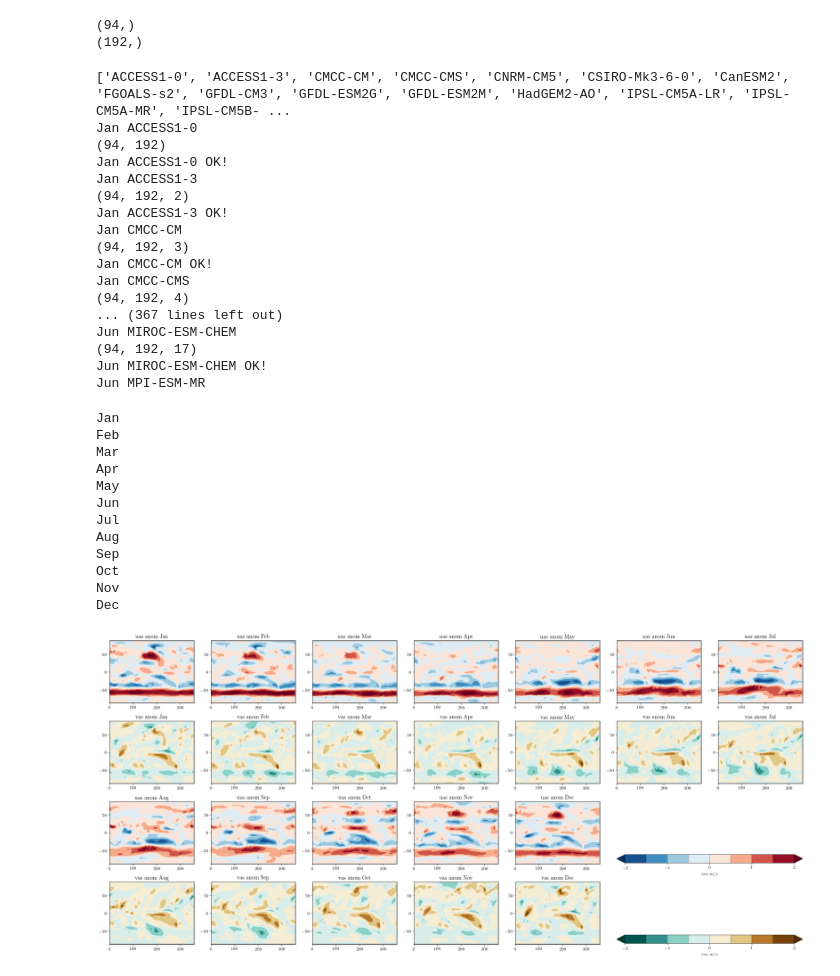
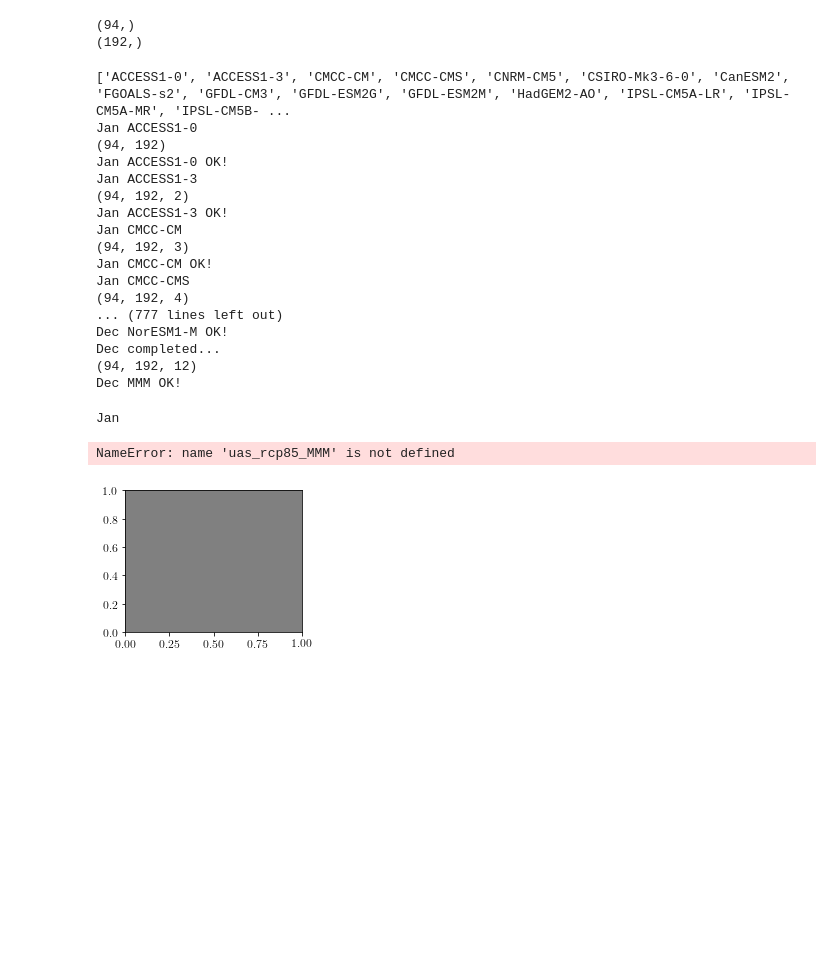
Before and after one commit to ERDuran/CMIP5, a Jupyter notebook: p13_make_MMM_monthly_CMIP5.ipynb, the cells around one changed output. Drawn from its saved outputs; the diff is of its cells as text; code cells hidden in the pictures; blank space fills up the shorter version.

```diff
--- a/p13_make_MMM_monthly_CMIP5.ipynb
+++ b/p13_make_MMM_monthly_CMIP5.ipynb
@@ -142,19 +142,19 @@ for m in range(12):
             r = '2'
         else:
             r = '1'
-        uas_rcp85_data = xr.open_dataset(
-            rcp85_uas_path + model + '_r' + r + 'i1p1_2080-2099monthlymean.nc', decode_times=False)
-        vas_rcp85_data = xr.open_dataset(
-            rcp85_vas_path + model + '_r' + r + 'i1p1_2080-2099monthlymean.nc', decode_times=False)
+#         uas_rcp85_data = xr.open_dataset(
+#             rcp85_uas_path + model + '_r' + r + 'i1p1_2080-2099monthlymean.nc', decode_times=False)
+#         vas_rcp85_data = xr.open_dataset(
+#             rcp85_vas_path + model + '_r' + r + 'i1p1_2080-2099monthlymean.nc', decode_times=False)
         uas_hist_data = xr.open_dataset(
-            hist_uas_path + model + '_r' + r + 'i1p1_1980-1999monthlymean.nc', decode_times=False)
+            hist_uas_path + model + '_r' + r + 'i1p1_1950-1969monthlymean.nc', decode_times=False)
         vas_hist_data = xr.open_dataset(
-            hist_vas_path + model + '_r' + r + 'i1p1_1980-1999monthlymean.nc', decode_times=False)
+            hist_vas_path + model + '_r' + r + 'i1p1_1950-1969monthlymean.nc', decode_times=False)
 
         uas_hist = uas_hist_data['uas'][m,:,:]
-        uas_rcp85 = uas_rcp85_data['uas'][m,:,:]
+#         uas_rcp85 = uas_rcp85_data['uas'][m,:,:]
         vas_hist = vas_hist_data['vas'][m,:,:]
-        vas_rcp85 = vas_rcp85_data['vas'][m,:,:]
+#         vas_rcp85 = vas_rcp85_data['vas'][m,:,:]
 
         if len(uas_hist_data['lat'].shape) is 2:
             if model in ['MPI-ESM-MR']:
@@ -183,19 +183,19 @@ for m in range(12):
         uas_flat_list = [uas_lon_flat, uas_lat_flat]
         uas_grid_points = np.transpose(uas_flat_list)
         uas_hist_now = uas_hist
-        uas_rcp85_now = uas_rcp85
+#         uas_rcp85_now = uas_rcp85
         vas_grid_lon_now, vas_grid_lat_now = np.meshgrid(vas_lon, vas_lat)
         vas_lon_flat = np.transpose(vas_grid_lon_now.flatten('F'))
         vas_lat_flat = vas_grid_lat_now.flatten('F')
         vas_flat_list = [vas_lon_flat, vas_lat_flat]
         vas_grid_points = np.transpose(vas_flat_list)
         vas_hist_now = vas_hist
-        vas_rcp85_now = vas_rcp85
+#         vas_rcp85_now = vas_rcp85
 
         uas_hist_now_flatten = uas_hist_now.stack(z=('lon', 'lat'))
         vas_hist_now_flatten = vas_hist_now.stack(z=('lon', 'lat'))
-        uas_rcp85_now_flatten = uas_rcp85_now.stack(z=('lon', 'lat'))
-        vas_rcp85_now_flatten = vas_rcp85_now.stack(z=('lon', 'lat'))
+#         uas_rcp85_now_flatten = uas_rcp85_now.stack(z=('lon', 'lat'))
+#         vas_rcp85_now_flatten = vas_rcp85_now.stack(z=('lon', 'lat'))
 
         uas_hist_interp = interpolate.griddata(uas_grid_points, uas_hist_now_flatten,
                                                (grid_lon_unique, grid_lat_unique),
@@ -203,22 +203,22 @@ for m in range(12):
         vas_hist_interp = interpolate.griddata(vas_grid_points, vas_hist_now_flatten,
                                                (grid_lon_unique, grid_lat_unique),
                                                method='linear')
-        uas_rcp85_interp = interpolate.griddata(uas_grid_points, uas_rcp85_now_flatten,
-                                               (grid_lon_unique, grid_lat_unique),
-                                               method='linear')
-        vas_rcp85_interp = interpolate.griddata(vas_grid_points, vas_rcp85_now_flatten,
-                                               (grid_lon_unique, grid_lat_unique),
-                                               method='linear')
+#         uas_rcp85_interp = interpolate.griddata(uas_grid_points, uas_rcp85_now_flatten,
+#                                                (grid_lon_unique, grid_lat_unique),
+#                                                method='linear')
+#         vas_rcp85_interp = interpolate.griddata(vas_grid_points, vas_rcp85_now_flatten,
+#                                                (grid_lon_unique, grid_lat_unique),
+#                                                method='linear')
         if idx == 0:
             uas_hist_unique = uas_hist_interp
             vas_hist_unique = vas_hist_interp
-            uas_rcp85_unique = uas_rcp85_interp
-            vas_rcp85_unique = vas_rcp85_interp
+#             uas_rcp85_unique = uas_rcp85_interp
+#             vas_rcp85_unique = vas_rcp85_interp
         else:
             uas_hist_unique = np.dstack((uas_hist_unique, uas_hist_interp))
             vas_hist_unique = np.dstack((vas_hist_unique, vas_hist_interp))
-            uas_rcp85_unique = np.dstack((uas_rcp85_unique, uas_rcp85_interp))
-            vas_rcp85_unique = np.dstack((vas_rcp85_unique, vas_rcp85_interp))
+#             uas_rcp85_unique = np.dstack((uas_rcp85_unique, uas_rcp85_interp))
+#             vas_rcp85_unique = np.dstack((vas_rcp85_unique, vas_rcp85_interp))
         print(uas_hist_unique.shape)
         print(months[m] + ' ' + model + ' OK!')
 
@@ -226,13 +226,13 @@ for m in range(12):
     if m == 0:
         uas_hist_MMM = np.mean(uas_hist_unique, axis=2)
         vas_hist_MMM = np.mean(vas_hist_unique, axis=2)
-        uas_rcp85_MMM = np.mean(uas_rcp85_unique, axis=2)
-        vas_rcp85_MMM = np.mean(vas_rcp85_unique, axis=2)
+#         uas_rcp85_MMM = np.mean(uas_rcp85_unique, axis=2)
+#         vas_rcp85_MMM = np.mean(vas_rcp85_unique, axis=2)
     else:
         uas_hist_MMM = np.dstack((uas_hist_MMM, np.mean(uas_hist_unique, axis=2)))
         vas_hist_MMM = np.dstack((vas_hist_MMM, np.mean(vas_hist_unique, axis=2)))
-        uas_rcp85_MMM = np.dstack((uas_rcp85_MMM, np.mean(uas_rcp85_unique, axis=2)))
-        vas_rcp85_MMM = np.dstack((vas_rcp85_MMM, np.mean(vas_rcp85_unique, axis=2)))
+#         uas_rcp85_MMM = np.dstack((uas_rcp85_MMM, np.mean(uas_rcp85_unique, axis=2)))
+#         vas_rcp85_MMM = np.dstack((vas_rcp85_MMM, np.mean(vas_rcp85_unique, axis=2)))
     print(uas_hist_MMM.shape)
     print(months[m] + ' MMM OK!')
 # %% [output]
@@ -248,11 +248,11 @@ Jan CMCC-CM
 Jan CMCC-CM OK!
 Jan CMCC-CMS
 (94, 192, 4)
-... (367 lines left out)
-Jun MIROC-ESM-CHEM
-(94, 192, 17)
-Jun MIROC-ESM-CHEM OK!
-Jun MPI-ESM-MR
+... (777 lines left out)
+Dec NorESM1-M OK!
+Dec completed...
+(94, 192, 12)
+Dec MMM OK!
 # %%
 matplotlib.rcParams.update({'font.size': 12})
 row = 4
@@ -288,46 +288,32 @@ for idx in range(12):
         cbar.set_label(r'$uas$ $m/s$')
         cbar.set_ticks(contf_lvls[np.arange(0,np.size(contf_lvls),2)])
         plt.axis('off')
 
     ax = plt.subplot2grid((row, col), (1+p*2, count))
     cmap = plt.get_cmap('BrBG_r')
     step = 0.5
     contf_lvls = np.arange(-2,2+1e-08,step)
     ax.set_facecolor('grey')
     contf = plt.contourf(lon_unique, lat_unique,
                          vas_rcp85_MMM[:,:,idx]-vas_hist_MMM[:,:,idx], contf_lvls, cmap=cmap, extend='both')
     ax.set_title('vas anom ' + months[idx])
     if idx == len(range(12))-1:
         ax = plt.subplot2grid((row, col), (1+p*2, count+1), colspan=3)
         cbar = plt.colorbar(contf, orientation='horizontal', drawedges=True)
         cbar.set_label(r'$vas$ $m/s$')
         cbar.set_ticks(contf_lvls[np.arange(0,np.size(contf_lvls),2)])
         plt.axis('off')
 
 plt.tight_layout()
 
 output_ls = os.listdir(figures_path)
 if not script_name:
     script_name = 'test'
 elif script_name not in output_ls:
     os.mkdir(figures_path + '/' + script_name)
 plt.savefig(figures_path + '/' + script_name + '/' + script_name[0:3] \
             + '_fig2_' + '.png', bbox_inches='tight', dpi=200)
-
-with open(script_name + '.pkl', 'wb') as f:
-    pickle.dump([lon_unique, lat_unique,
-                 uas_hist_MMM, vas_hist_MMM, uas_rcp85_MMM, vas_rcp85_MMM], f)
 # %% [output]
 Jan
-Feb
-Mar
-Apr
-May
-Jun
-Jul
-Aug
-Sep
-Oct
-Nov
-Dec
+NameError: name 'uas_rcp85_MMM' is not defined
-[figure, old version]
+[figure, new version]
```
Also changed, not shown: parts of 2 cells of this notebook, 5 other files.
